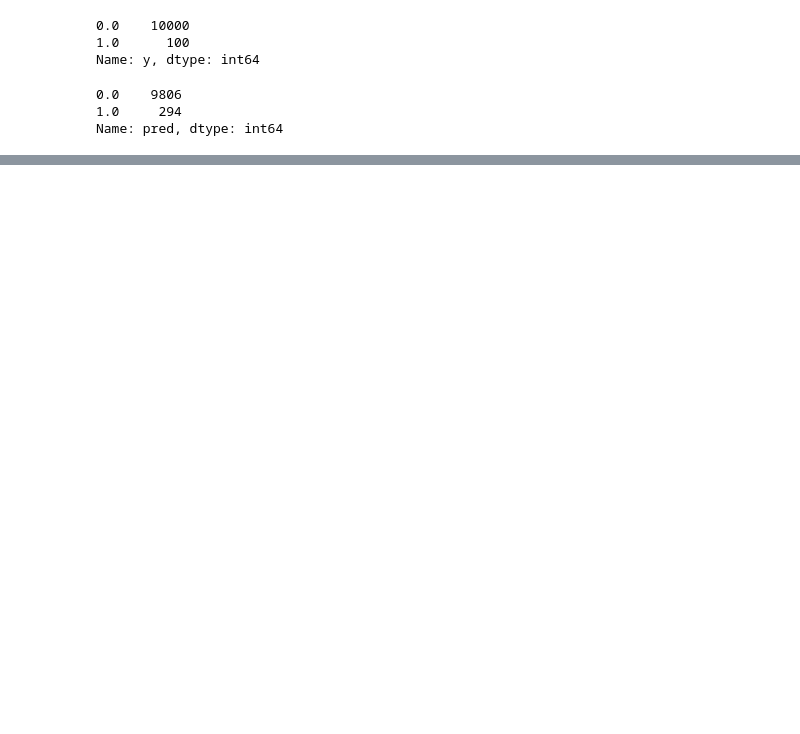
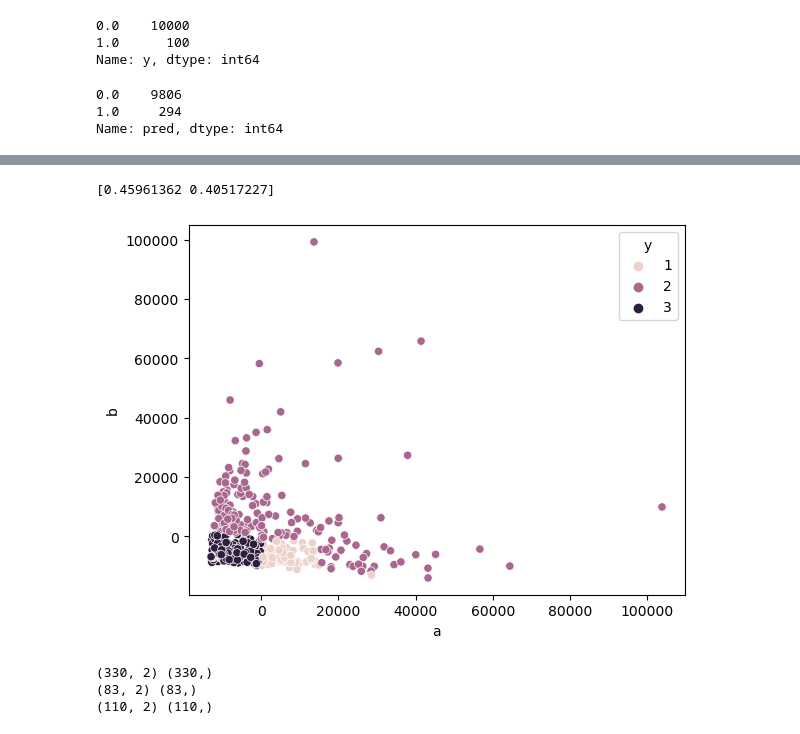
Before and after one commit to GauravDaharia20/Scaler-Projects, a Jupyter notebook: Machine Learning/Notes ML Backup/Interview PRactice.ipynb, the cells around one changed output, grey strips where cells are left out. Drawn from its saved outputs; the diff is of its cells as text; code cells hidden in the pictures; blank space fills up the shorter version.

```diff
--- a/Machine Learning/Notes ML Backup/Interview PRactice.ipynb
+++ b/Machine Learning/Notes ML Backup/Interview PRactice.ipynb
@@ -307,0 +331,9 @@ ConfusionMatrixDisplay(con_matrix).plot()
+# %%
+df1 = pd.DataFrame(X,columns=['a','b'])
+df1['y']=Y
+print(pca.explained_variance_ratio_)
+sns.scatterplot(data=df1,x='a',y='b',hue='y')
+plt.show()
+# %% [output]
+[0.45961362 0.40517227]
+[figure, added]
@@ -307,0 +346,8 @@ ConfusionMatrixDisplay(con_matrix).plot()
+# %%
+print(xtrain_val.shape,ytrain_val.shape)
+print(xval.shape,yval.shape)
+print(xtest.shape,ytest.shape)
+# %% [output]
+(330, 2) (330,)
+(83, 2) (83,)
+(110, 2) (110,)
```
Also changed, not shown: parts of 22 cells of this notebook, 7 other files.
